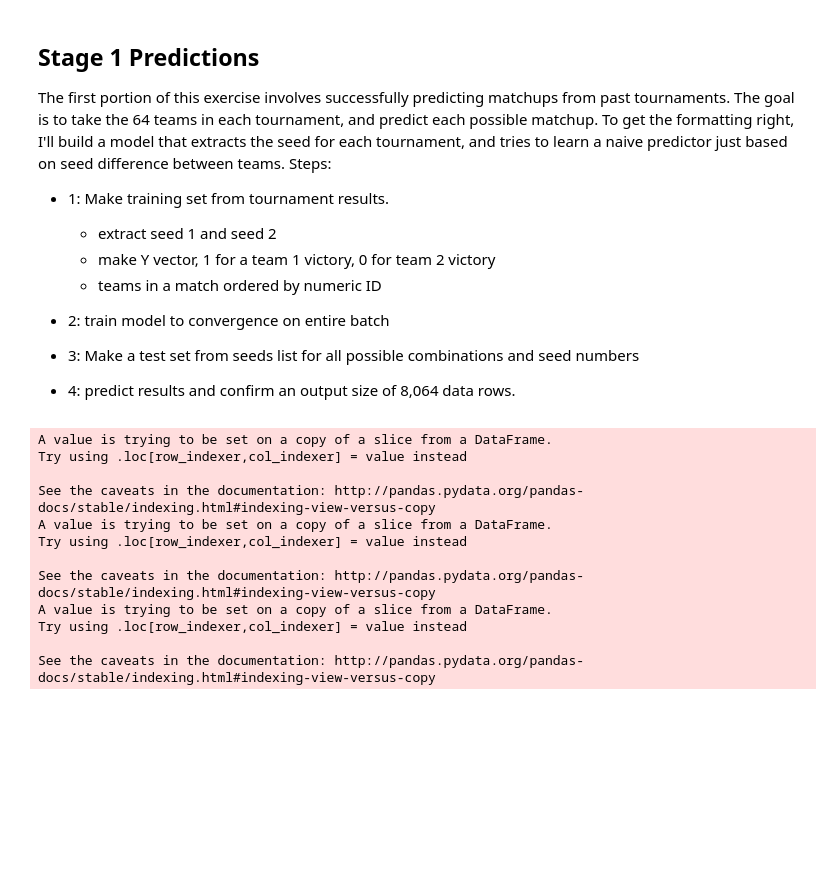
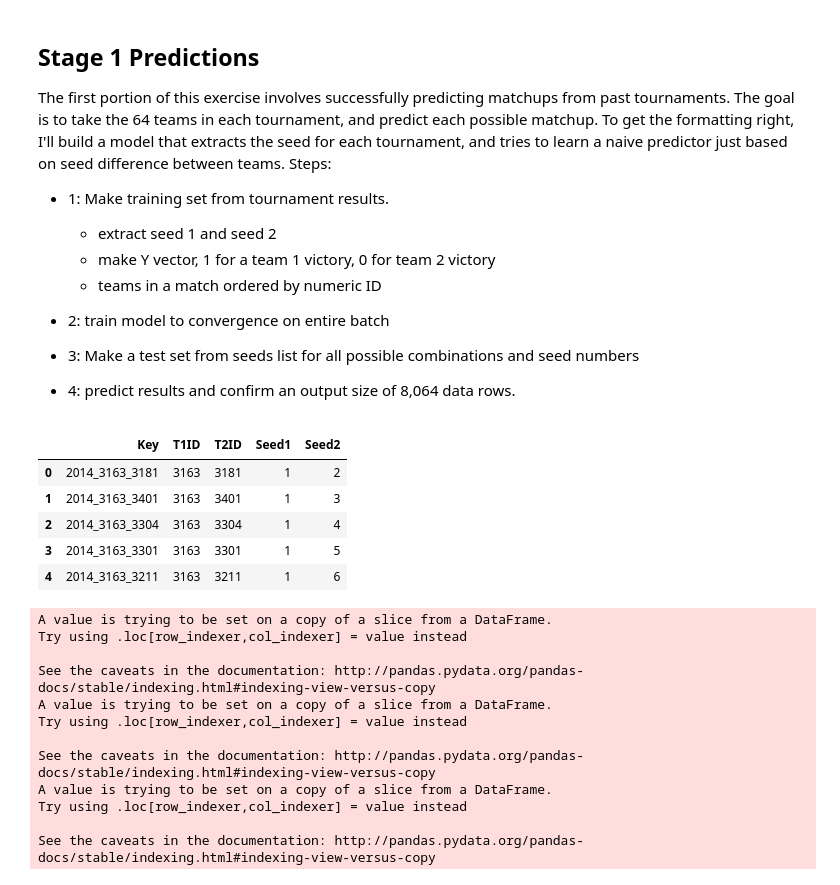
Before and after one commit to evizitei/kaggle_womens_ncaa_2018, a Jupyter notebook: WomensNCAAPredictions.ipynb, the cells around one changed output. Saved outputs shown, nothing was run; the diff lists cells and outputs as text; code cells hidden in the pictures; blank space fills up the shorter version.

```diff
--- a/WomensNCAAPredictions.ipynb
+++ b/WomensNCAAPredictions.ipynb
@@ -157,6 +163,15 @@ def write_predictions(test_set, preds):
             out_key = test_set[i][0]
             prediction = preds[i]
             wtr.writerow([out_key,prediction])
+# %%
+tdf.head()
+# %% [output]
+|  | Key | T1ID | T2ID | Seed1 | Seed2 |
+| 0 | 2014_3163_3181 | 3163 | 3181 | 1 | 2 |
+| 1 | 2014_3163_3401 | 3163 | 3401 | 1 | 3 |
+| 2 | 2014_3163_3304 | 3163 | 3304 | 1 | 4 |
+| 3 | 2014_3163_3301 | 3163 | 3301 | 1 | 5 |
+| 4 | 2014_3163_3211 | 3163 | 3211 | 1 | 6 |
 # %%
 training_df, training_meta = training_set_baseline(tourney_results, seeds)
 # %% [output]
```
Also changed, not shown: parts of 18 cells of this notebook.
